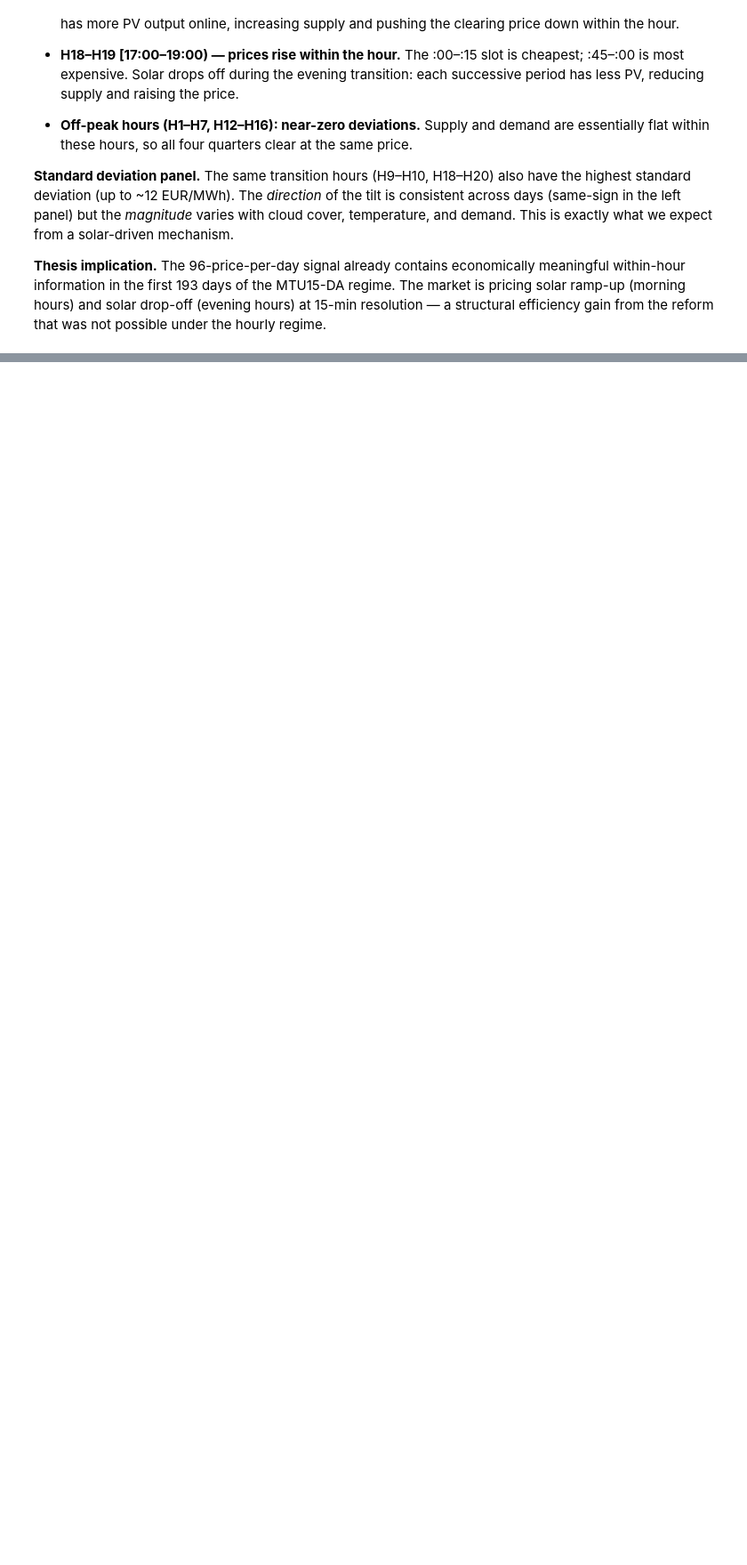
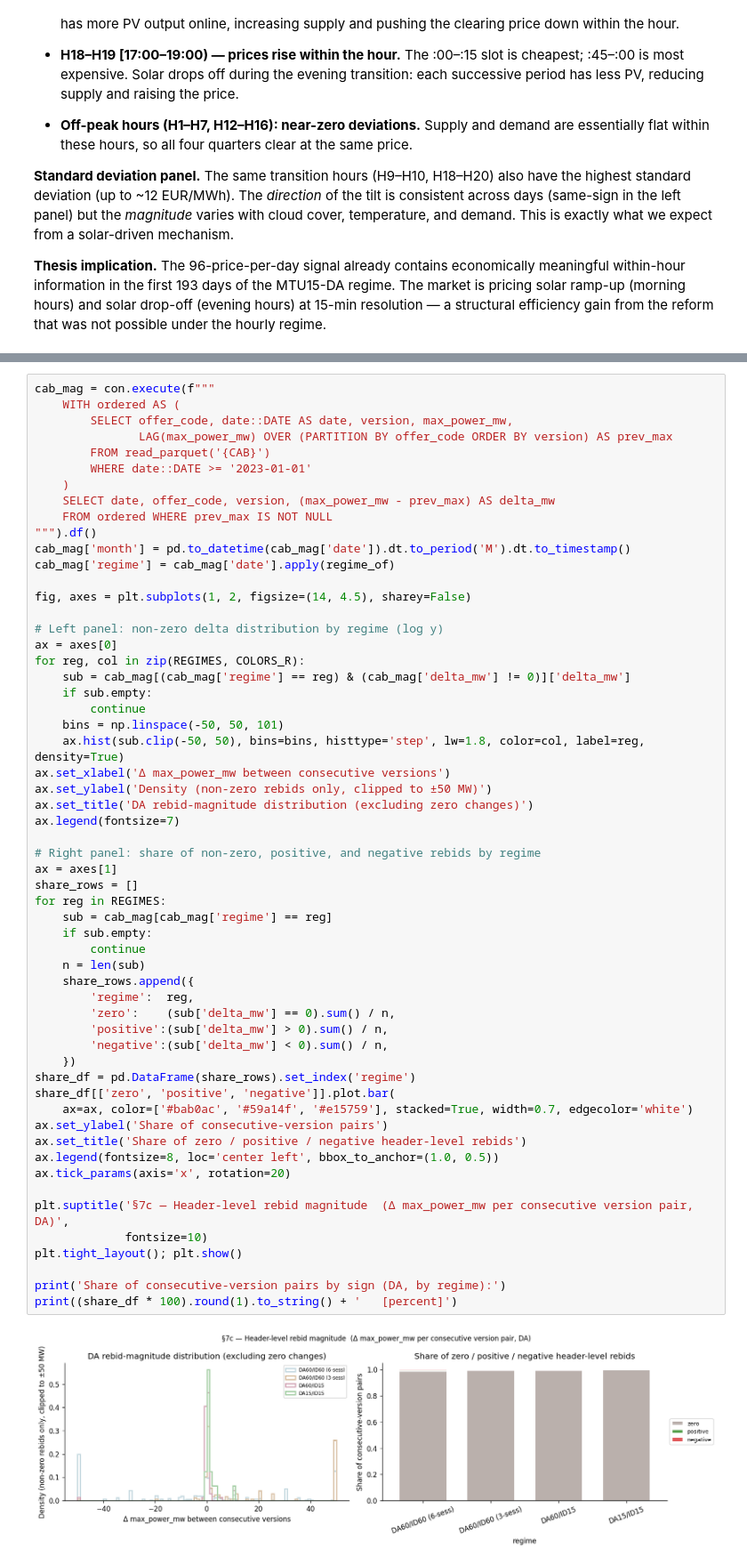
Before and after one commit to PabloParamioPerez/mtu15_project, a Jupyter notebook: explore/02_bidding_behaviour.ipynb, the cells around one changed output, grey strips where cells are left out. Shown at 89% size. Saved outputs shown, nothing was run; the diff lists cells and outputs as text; blank space fills up the shorter version.

```diff
--- a/explore/02_bidding_behaviour.ipynb
+++ b/explore/02_bidding_behaviour.ipynb
@@ -3187,0 +3374,59 @@ hour_of_day
+# %%
+cab_mag = con.execute(f"""
+    WITH ordered AS (
+        SELECT offer_code, date::DATE AS date, version, max_power_mw,
+               LAG(max_power_mw) OVER (PARTITION BY offer_code ORDER BY version) AS prev_max
+        FROM read_parquet('{CAB}')
+        WHERE date::DATE >= '2023-01-01'
+    )
+    SELECT date, offer_code, version, (max_power_mw - prev_max) AS delta_mw
+    FROM ordered WHERE prev_max IS NOT NULL
+""").df()
+cab_mag['month'] = pd.to_datetime(cab_mag['date']).dt.to_period('M').dt.to_timestamp()
+cab_mag['regime'] = cab_mag['date'].apply(regime_of)
+
+fig, axes = plt.subplots(1, 2, figsize=(14, 4.5), sharey=False)
+
+# Left panel: non-zero delta distribution by regime (log y)
+ax = axes[0]
+for reg, col in zip(REGIMES, COLORS_R):
+    sub = cab_mag[(cab_mag['regime'] == reg) & (cab_mag['delta_mw'] != 0)]['delta_mw']
+    if sub.empty:
+        continue
+    bins = np.linspace(-50, 50, 101)
+    ax.hist(sub.clip(-50, 50), bins=bins, histtype='step', lw=1.8, color=col, label=reg, density=True)
+ax.set_xlabel('Δ max_power_mw between consecutive versions')
+ax.set_ylabel('Density (non-zero rebids only, clipped to ±50 MW)')
+ax.set_title('DA rebid-magnitude distribution (excluding zero changes)')
+ax.legend(fontsize=7)
+
+# Right panel: share of non-zero, positive, and negative rebids by regime
+ax = axes[1]
+share_rows = []
+for reg in REGIMES:
+    sub = cab_mag[cab_mag['regime'] == reg]
+    if sub.empty:
+        continue
+    n = len(sub)
+    share_rows.append({
+        'regime':  reg,
+        'zero':    (sub['delta_mw'] == 0).sum() / n,
+        'positive':(sub['delta_mw'] > 0).sum() / n,
+        'negative':(sub['delta_mw'] < 0).sum() / n,
+    })
+share_df = pd.DataFrame(share_rows).set_index('regime')
+share_df[['zero', 'positive', 'negative']].plot.bar(
+    ax=ax, color=['#bab0ac', '#59a14f', '#e15759'], stacked=True, width=0.7, edgecolor='white')
+ax.set_ylabel('Share of consecutive-version pairs')
+ax.set_title('Share of zero / positive / negative header-level rebids')
+ax.legend(fontsize=8, loc='center left', bbox_to_anchor=(1.0, 0.5))
+ax.tick_params(axis='x', rotation=20)
+
+plt.suptitle('§7c — Header-level rebid magnitude  (Δ max_power_mw per consecutive version pair, DA)',
+             fontsize=10)
+plt.tight_layout(); plt.show()
+
+print('Share of consecutive-version pairs by sign (DA, by regime):')
+print((share_df * 100).round(1).to_string() + '   [percent]')
+# %% [output]
+[figure, added]
```
Also changed, not shown: parts of 11 cells of this notebook, 3 other files.
